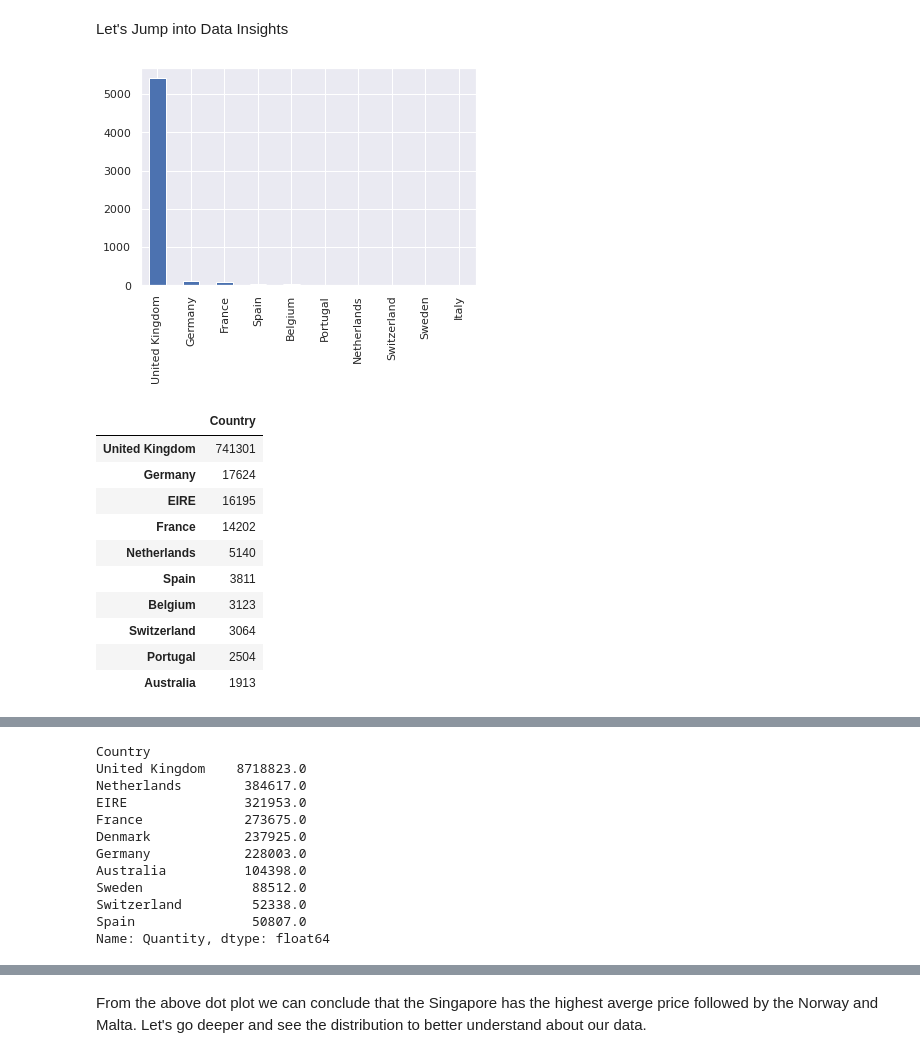
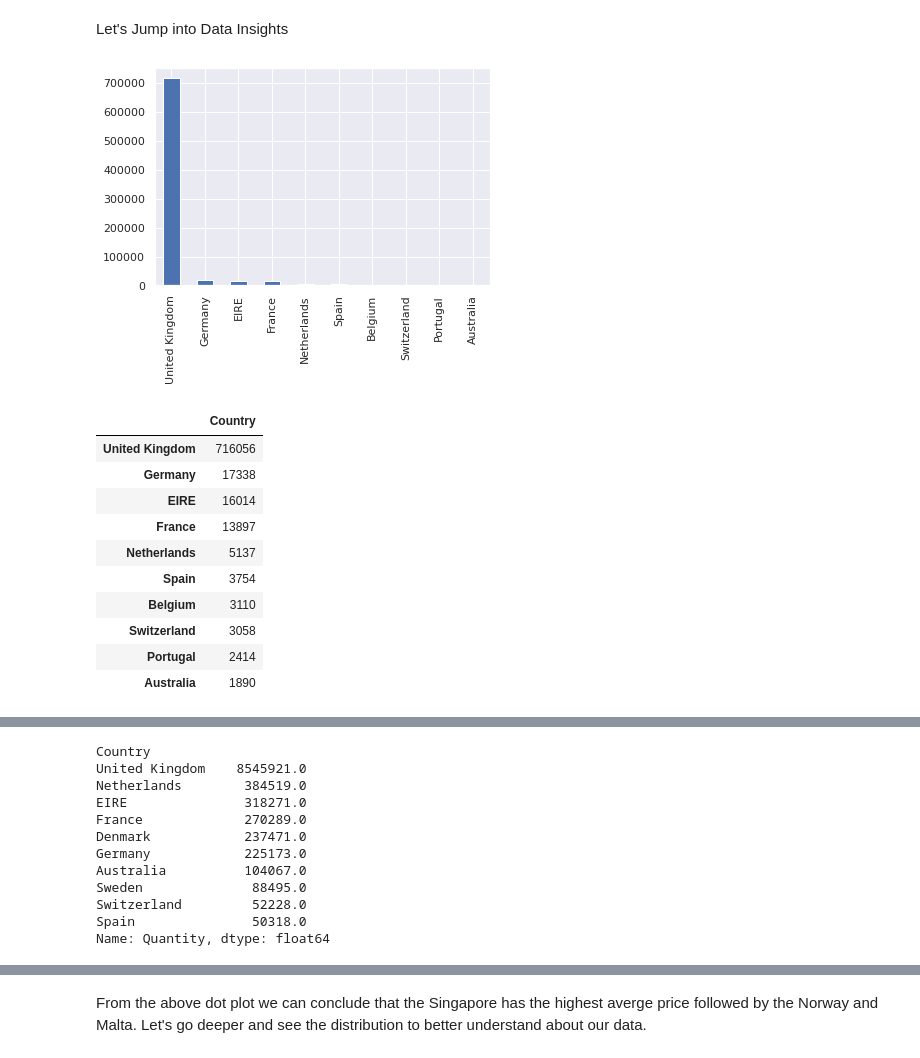
Before and after one commit to mahapara2411/Sentiment-Analysis, a Jupyter notebook: CLTV_Modified.ipynb, the cells around one changed output, grey strips where cells are left out. Saved outputs shown, nothing was run; the diff lists cells and outputs as text; code cells hidden in the pictures.

```diff
--- a/CLTV_Modified.ipynb
+++ b/CLTV_Modified.ipynb
@@ -303,0 +308,3 @@ memory usage: 56.6+ MB
+# %%
+data.drop_duplicates(inplace=True)
+data.duplicated().sum()
@@ -327,26 +336,26 @@ filtered_data=data[['Country','CustomerID']].drop_duplicates()
 Let's Jump into Data Insights
 # %%
 #Top ten country's customer
-filtered_data.Country.value_counts()[:10].plot(kind='bar')
+data.Country.value_counts()[:10].plot(kind='bar')
 plt.show()
 # %% [output]
-[figure, old version]
+[figure, new version]
 # %%
 temp_df = pd.DataFrame(data["Country"].value_counts())
 # %%
 temp_df.head(10)
 # %% [output]
 |  | Country |
-| United Kingdom | 741301 |
-| Germany | 17624 |
-| EIRE | 16195 |
-| France | 14202 |
-| Netherlands | 5140 |
-| Spain | 3811 |
-| Belgium | 3123 |
-| Switzerland | 3064 |
-| Portugal | 2504 |
-| Australia | 1913 |
+| United Kingdom | 716056 |
+| Germany | 17338 |
+| EIRE | 16014 |
+| France | 13897 |
+| Netherlands | 5137 |
+| Spain | 3754 |
+| Belgium | 3110 |
+| Switzerland | 3058 |
+| Portugal | 2414 |
+| Australia | 1890 |
 # %%
 names  = temp_df.index
 # %%
@@ -359,16 +368,16 @@ data.groupby("Country").sum()["Quantity"].sort_values(ascending = False).head(10
 #data.groupby("Country").sum()["Quantity"].sort_values(ascending = False).tail(10)
 # %% [output]
 Country
-United Kingdom    8718823.0
-Netherlands        384617.0
-EIRE               321953.0
-France             273675.0
-Denmark            237925.0
-Germany            228003.0
-Australia          104398.0
-Sweden              88512.0
-Switzerland         52338.0
-Spain               50807.0
+United Kingdom    8545921.0
+Netherlands        384519.0
+EIRE               318271.0
+France             270289.0
+Denmark            237471.0
+Germany            225173.0
+Australia          104067.0
+Sweden              88495.0
+Switzerland         52228.0
+Spain               50318.0
 Name: Quantity, dtype: float64
 # %%
 px.scatter(data.iloc[:, [5, 7]].groupby(["Country"]).mean(),
```
Also changed, not shown: parts of 71 cells of this notebook.
